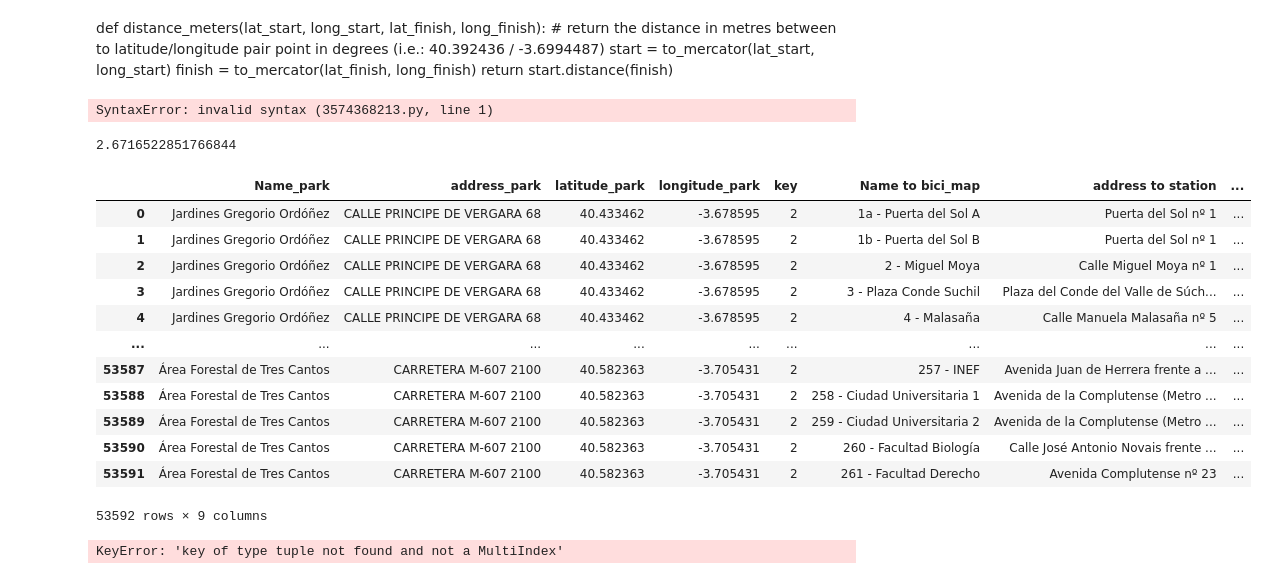
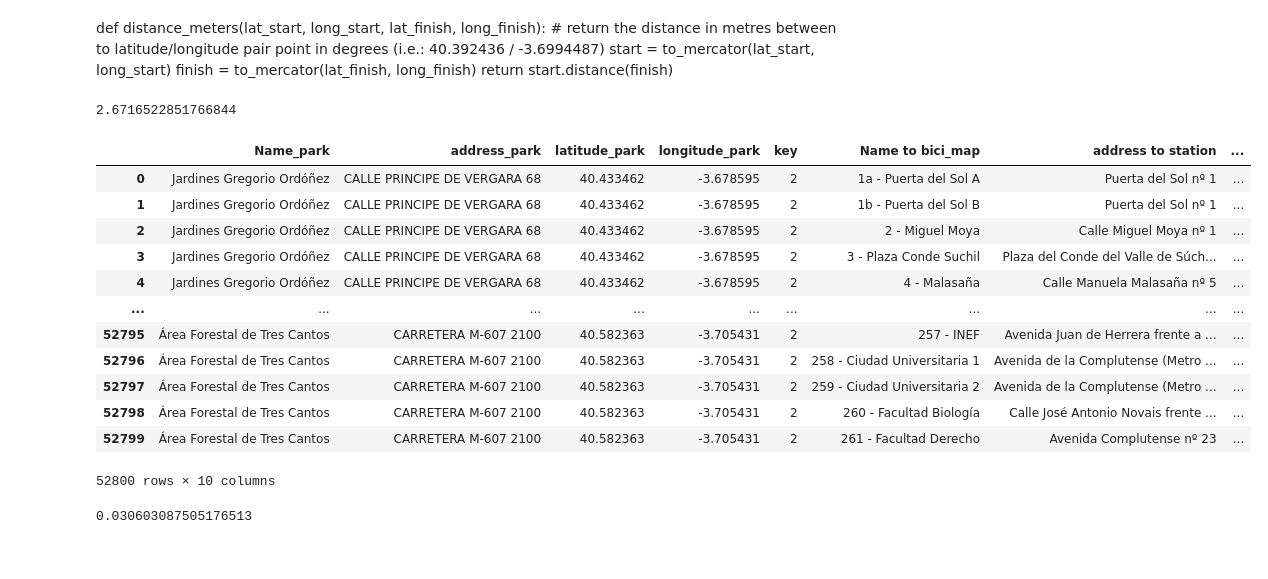
Before and after one commit to Fvperez1/data_project_m1_Fvp, a Jupyter notebook: Union_projet_m1.ipynb, the cells around one changed output. Cells and saved outputs as stored; diff of their text form; code cells hidden in the pictures.

```diff
--- a/Union_projet_m1.ipynb
+++ b/Union_projet_m1.ipynb
@@ -25,3 +25,6 @@ json = response.json()
 json.keys()
 # %% [output]
 dict_keys(['@context', '@graph'])
+# %%
+json_trabajando = json['@graph']
+json_trabajando
@@ -76,3 +101,6 @@ df_park
 | 201 | Zona verde C/ Fresnedillas | CALLE FRESNEDILLAS 1 C/ Los Gavil... | 40.477264 | -3.743003 |
 | 202 | Área Forestal de Tres Cantos | CARRETERA M-607 2100 | 40.582363 | -3.705431 |
 203 rows × 4 columns
+# %%
+df_park = df_park.dropna()
+df_park
@@ -182,17 +232,6 @@ def distance_meters(lat_start, long_start, lat_finish, long_finish):
     start = to_mercator(lat_start, long_start)
     finish = to_mercator(lat_finish, long_finish)
     return start.distance(finish)
-# %%
-#def distance_meters(40.4167278, -3.7033387, 40.433462, -3.678595):
-    rad = math.pi/180
-    start = lat_finish - lat_start
-    finish = long_finish - long_start
-    R = 6372.795477598
-    a = (math.sin(rad*start/2))**2 + math.cos(rad*lat_start)*math.cos(rad*lat_finish)*(math.sin(rad*finish/2))**2
-    distance = 2*R*math.asin(math.sqrt(a))
-    return distance
-# %% [output]
-SyntaxError: invalid syntax (3574368213.py, line 1)
 # %%
 def haversine(lat1, lon1, lat2, lon2):
     rad=math.pi/180
@@ -206,24 +245,25 @@ def haversine(lat1, lon1, lat2, lon2):
 haversine(40.433462, -3.678595,40.417214, -3.701834)
 # %% [output]
 2.6716522851766844
-# %%
-pk_conexion
-# %% [output]
-|  | Name_park | address_park | latitude_park | longitude_park | key | Name to bici_map | address to station | ... |
-| 0 | Jardines Gregorio Ordóñez | CALLE PRINCIPE DE VERGARA 68 | 40.433462 | -3.678595 | 2 | 1a - Puerta del Sol A | Puerta del Sol nº 1 | ... |
-| 1 | Jardines Gregorio Ordóñez | CALLE PRINCIPE DE VERGARA 68 | 40.433462 | -3.678595 | 2 | 1b - Puerta del Sol B | Puerta del Sol nº 1 | ... |
-| 2 | Jardines Gregorio Ordóñez | CALLE PRINCIPE DE VERGARA 68 | 40.433462 | -3.678595 | 2 | 2 - Miguel Moya | Calle Miguel Moya nº 1 | ... |
-| 3 | Jardines Gregorio Ordóñez | CALLE PRINCIPE DE VERGARA 68 | 40.433462 | -3.678595 | 2 | 3 - Plaza Conde Suchil | Plaza del Conde del Valle de Súch... | ... |
-| 4 | Jardines Gregorio Ordóñez | CALLE PRINCIPE DE VERGARA 68 | 40.433462 | -3.678595 | 2 | 4 - Malasaña | Calle Manuela Malasaña nº 5 | ... |
-| ... | ... | ... | ... | ... | ... | ... | ... | ... |
-| 53587 | Área Forestal de Tres Cantos | CARRETERA M-607 2100 | 40.582363 | -3.705431 | 2 | 257 - INEF | Avenida Juan de Herrera frente a ... | ... |
-| 53588 | Área Forestal de Tres Cantos | CARRETERA M-607 2100 | 40.582363 | -3.705431 | 2 | 258 - Ciudad Universitaria 1 | Avenida de la Complutense (Metro ... | ... |
-| 53589 | Área Forestal de Tres Cantos | CARRETERA M-607 2100 | 40.582363 | -3.705431 | 2 | 259 - Ciudad Universitaria 2 | Avenida de la Complutense (Metro ... | ... |
-| 53590 | Área Forestal de Tres Cantos | CARRETERA M-607 2100 | 40.582363 | -3.705431 | 2 | 260 - Facultad Biología | Calle José Antonio Novais frente ... | ... |
-| 53591 | Área Forestal de Tres Cantos | CARRETERA M-607 2100 | 40.582363 | -3.705431 | 2 | 261 - Facultad Derecho | Avenida Complutense nº 23 | ... |
-53592 rows × 9 columns
 # %%
-pk_conexion['distance'] = pk_conexion.apply(lambda x: haversine(x['latitude_park', 'longitude_park'], x['latitude_bici', 'longitude_bici']),axis=1)
+pk_conexion['distance'] = pk_conexion.apply(lambda x: haversine(x['latitude_park'], x['longitude_park'], x['latitude_bici'], x['longitude_bici']),axis=1)
 pk_conexion
 # %% [output]
+|  | Name_park | address_park | latitude_park | longitude_park | key | Name to bici_map | address to station | ... |
+| 0 | Jardines Gregorio Ordóñez | CALLE PRINCIPE DE VERGARA 68 | 40.433462 | -3.678595 | 2 | 1a - Puerta del Sol A | Puerta del Sol nº 1 | ... |
+| 1 | Jardines Gregorio Ordóñez | CALLE PRINCIPE DE VERGARA 68 | 40.433462 | -3.678595 | 2 | 1b - Puerta del Sol B | Puerta del Sol nº 1 | ... |
+| 2 | Jardines Gregorio Ordóñez | CALLE PRINCIPE DE VERGARA 68 | 40.433462 | -3.678595 | 2 | 2 - Miguel Moya | Calle Miguel Moya nº 1 | ... |
+| 3 | Jardines Gregorio Ordóñez | CALLE PRINCIPE DE VERGARA 68 | 40.433462 | -3.678595 | 2 | 3 - Plaza Conde Suchil | Plaza del Conde del Valle de Súch... | ... |
+| 4 | Jardines Gregorio Ordóñez | CALLE PRINCIPE DE VERGARA 68 | 40.433462 | -3.678595 | 2 | 4 - Malasaña | Calle Manuela Malasaña nº 5 | ... |
+| ... | ... | ... | ... | ... | ... | ... | ... | ... |
+| 52795 | Área Forestal de Tres Cantos | CARRETERA M-607 2100 | 40.582363 | -3.705431 | 2 | 257 - INEF | Avenida Juan de Herrera frente a ... | ... |
+| 52796 | Área Forestal de Tres Cantos | CARRETERA M-607 2100 | 40.582363 | -3.705431 | 2 | 258 - Ciudad Universitaria 1 | Avenida de la Complutense (Metro ... | ... |
+| 52797 | Área Forestal de Tres Cantos | CARRETERA M-607 2100 | 40.582363 | -3.705431 | 2 | 259 - Ciudad Universitaria 2 | Avenida de la Complutense (Metro ... | ... |
+| 52798 | Área Forestal de Tres Cantos | CARRETERA M-607 2100 | 40.582363 | -3.705431 | 2 | 260 - Facultad Biología | Calle José Antonio Novais frente ... | ... |
+| 52799 | Área Forestal de Tres Cantos | CARRETERA M-607 2100 | 40.582363 | -3.705431 | 2 | 261 - Facultad Derecho | Avenida Complutense nº 23 | ... |
-KeyError: 'key of type tuple not found and not a MultiIndex'
+52800 rows × 10 columns
+# %%
+minimun = pk_conexion['distance'].min()
+print(minimun)
+# %% [output]
+0.030603087505176513
```
Also changed, not shown: parts of 16 cells of this notebook, 2 other files.
